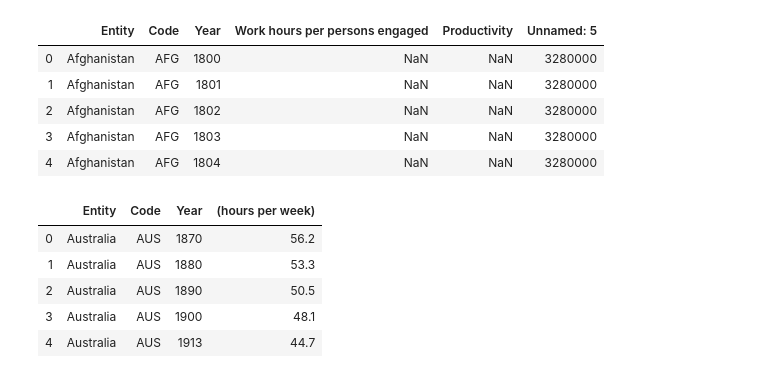
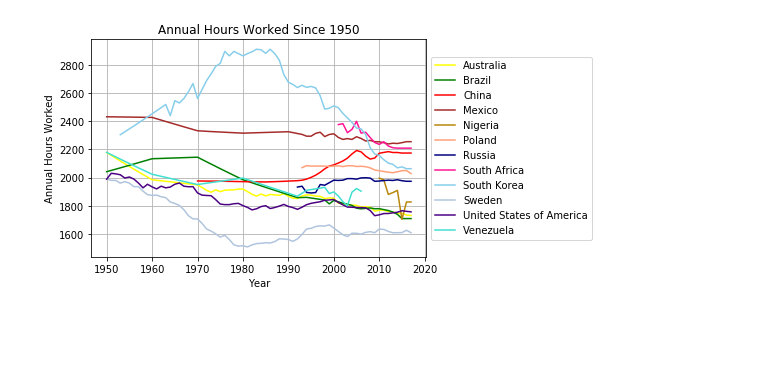
Before and after one commit to JeremyBrent/RUDS_project_1, a Jupyter notebook: economic_analysis.ipynb, the cells around one changed output. Cells and saved outputs as stored; diff of their text form; code cells hidden in the pictures; blank space fills up the shorter version.

Commit message:
Update economic_analysis
annual hours worked per year done, gdp per working hours graphed without formatting

```diff
--- a/economic_analysis.ipynb
+++ b/economic_analysis.ipynb
@@ -4,12 +8,7 @@ import pandas as pd
 # %%
 # read in csv files
-annual_hours = pd.read_csv('Data/Working_hours/annual_working_hours.csv')
-gdp = pd.read_csv('Data/Working_hours/gdppercapita_vs_annual_hours_worked.csv')
-home_hours = pd.read_csv('Data/Working_hours/home_hours_and_gender_USA.csv')
-producitivty = pd.read_csv('Data/Working_hours/productivity_vs_annual_hours_worked.csv')
-hours_weekly = pd.read_csv('Data/Working_hours/work_hours_per_week.csv')
+annual_hours = pd.read_csv('Data/Working_hours/clean_annual_hours.csv')
+gdp = pd.read_csv('Data/Working_hours/clean_gdp.csv')
+home_hours = pd.read_csv('Data/Working_hours/clean_home_hours.csv')
+producitivty = pd.read_csv('Data/Working_hours/clean_productivity.csv')
+hours_weekly = pd.read_csv('Data/Working_hours/clean_weekly_hours.csv')
-# %%
-# removes all data with years prior to 1900
-annual_hours = annual_hours.loc[annual_hours["Year"]>1949,:]
-USA = annual_hours.loc[annual_hours['Code']=='USA',:]
-annual_hours.count()
@@ -42,20 +15,22 @@ home_hours.head()
-# %%
-# removes all data with years prior to 1900
-producitivty.head()
-# %% [output]
-|  | Entity | Code | Year | Work hours per persons engaged | Productivity | Unnamed: 5 |
-| 0 | Afghanistan | AFG | 1800 | NaN | NaN | 3280000 |
-| 1 | Afghanistan | AFG | 1801 | NaN | NaN | 3280000 |
-| 2 | Afghanistan | AFG | 1802 | NaN | NaN | 3280000 |
-| 3 | Afghanistan | AFG | 1803 | NaN | NaN | 3280000 |
-| 4 | Afghanistan | AFG | 1804 | NaN | NaN | 3280000 |
-# %%
-# removes all data with years prior to 1900
-hours_weekly.head()
-# %% [output]
-|  | Entity | Code | Year | (hours per week) |
-| 0 | Australia | AUS | 1870 | 56.2 |
-| 1 | Australia | AUS | 1880 | 53.3 |
-| 2 | Australia | AUS | 1890 | 50.5 |
-| 3 | Australia | AUS | 1900 | 48.1 |
-| 4 | Australia | AUS | 1913 | 44.7 |
+# %%
+# line graph of hours worked per nation over time
+aus_handle,=plt.plot(annual_hours.loc[annual_hours['Code']=='AUS']['Year'],annual_hours.loc[annual_hours['Code']=='AUS']['Average annual hours worked by persons engaged (hours per person engaged)'],color="yellow",label="Australia")
+bra_handle,=plt.plot(annual_hours.loc[annual_hours['Code']=='BRA']['Year'],annual_hours.loc[annual_hours['Code']=='BRA']['Average annual hours worked by persons engaged (hours per person engaged)'],color="green",label="Brazil")
+chn_handle,=plt.plot(annual_hours.loc[annual_hours['Code']=='CHN']['Year'],annual_hours.loc[annual_hours['Code']=='CHN']['Average annual hours worked by persons engaged (hours per person engaged)'],color="red",label="China")
+mex_handle,=plt.plot(annual_hours.loc[annual_hours['Code']=='MEX']['Year'],annual_hours.loc[annual_hours['Code']=='MEX']['Average annual hours worked by persons engaged (hours per person engaged)'],color="brown",label="Mexico")
+nga_handle,=plt.plot(annual_hours.loc[annual_hours['Code']=='NGA']['Year'],annual_hours.loc[annual_hours['Code']=='NGA']['Average annual hours worked by persons engaged (hours per person engaged)'],color="darkgoldenrod",label="Nigeria")
+pol_handle,=plt.plot(annual_hours.loc[annual_hours['Code']=='POL']['Year'],annual_hours.loc[annual_hours['Code']=='POL']['Average annual hours worked by persons engaged (hours per person engaged)'],color="lightsalmon",label="Poland")
+rus_handle,=plt.plot(annual_hours.loc[annual_hours['Code']=='RUS']['Year'],annual_hours.loc[annual_hours['Code']=='RUS']['Average annual hours worked by persons engaged (hours per person engaged)'],color="navy",label="Russia")
+zaf_handle,=plt.plot(annual_hours.loc[annual_hours['Code']=='ZAF']['Year'],annual_hours.loc[annual_hours['Code']=='ZAF']['Average annual hours worked by persons engaged (hours per person engaged)'],color="deeppink",label="South Africa")
+kor_handle,=plt.plot(annual_hours.loc[annual_hours['Code']=='KOR']['Year'],annual_hours.loc[annual_hours['Code']=='KOR']['Average annual hours worked by persons engaged (hours per person engaged)'],color="skyblue",label="South Korea")
+swe_handle,=plt.plot(annual_hours.loc[annual_hours['Code']=='SWE']['Year'],annual_hours.loc[annual_hours['Code']=='SWE']['Average annual hours worked by persons engaged (hours per person engaged)'],color="lightsteelblue",label="Sweden")
+usa_handle,=plt.plot(annual_hours.loc[annual_hours['Code']=='USA']['Year'],annual_hours.loc[annual_hours['Code']=='USA']['Average annual hours worked by persons engaged (hours per person engaged)'],color="indigo",label="United States of America")
+ven_handle,=plt.plot(annual_hours.loc[annual_hours['Code']=='VEN']['Year'],annual_hours.loc[annual_hours['Code']=='VEN']['Average annual hours worked by persons engaged (hours per person engaged)'],color="turquoise",label="Venezuela")
+plt.title("Annual Hours Worked Since 1950")
+plt.xlabel("Year")
+plt.ylabel("Annual Hours Worked")
+plt.legend(loc='center left', bbox_to_anchor=(1, .5))
+plt.grid()
+plt.show()
+# %% [output]
+[figure, added]
```
Also changed, not shown: parts of 9 cells of this notebook.
